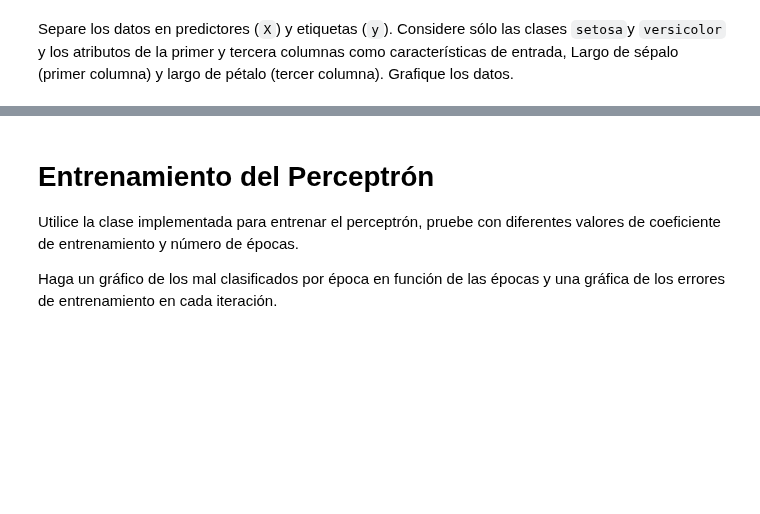
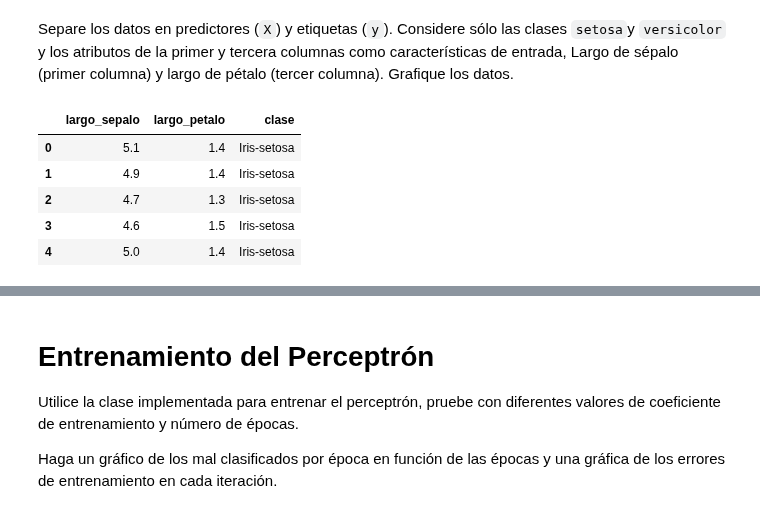
Before and after one commit to axelescalante0/Aprendizaje-Maquinal, a Jupyter notebook: main/PerceptronSimple.ipynb, the cells around one changed output, grey strips where cells are left out. Saved outputs shown, nothing was run; the diff lists cells and outputs as text; code cells hidden in the pictures; blank space fills up the shorter version.

```diff
--- a/main/PerceptronSimple.ipynb
+++ b/main/PerceptronSimple.ipynb
@@ -165,3 +165,19 @@ df.tail()
 # Graficamos el Dataset
 # %% [markdown]
 Separe los datos en predictores (`X`) y etiquetas (`y`). Considere sólo las clases `setosa`y `versicolor` y los atributos de la primer y tercera columnas como características de entrada, Largo de sépalo (primer columna) y largo de pétalo (tercer columna). Grafique los datos.
+# %%
+df =df[[0,2,4]] #Selecionamos las columnas
+
+#Filtra las clases "setosa" y "versicolor"
+df = df[df[4].isin(["Iris-setosa", "Iris-versicolor"])]
+
+df.columns = ["largo_sepalo", "largo_petalo", "clase"] #le cambiamos los nombres a las columnas
+
+df.head()
+# %% [output]
+|  | largo_sepalo | largo_petalo | clase |
+| 0 | 5.1 | 1.4 | Iris-setosa |
+| 1 | 4.9 | 1.4 | Iris-setosa |
+| 2 | 4.7 | 1.3 | Iris-setosa |
+| 3 | 4.6 | 1.5 | Iris-setosa |
+| 4 | 5.0 | 1.4 | Iris-setosa |
```
Also changed, not shown: parts of 5 cells of this notebook.
